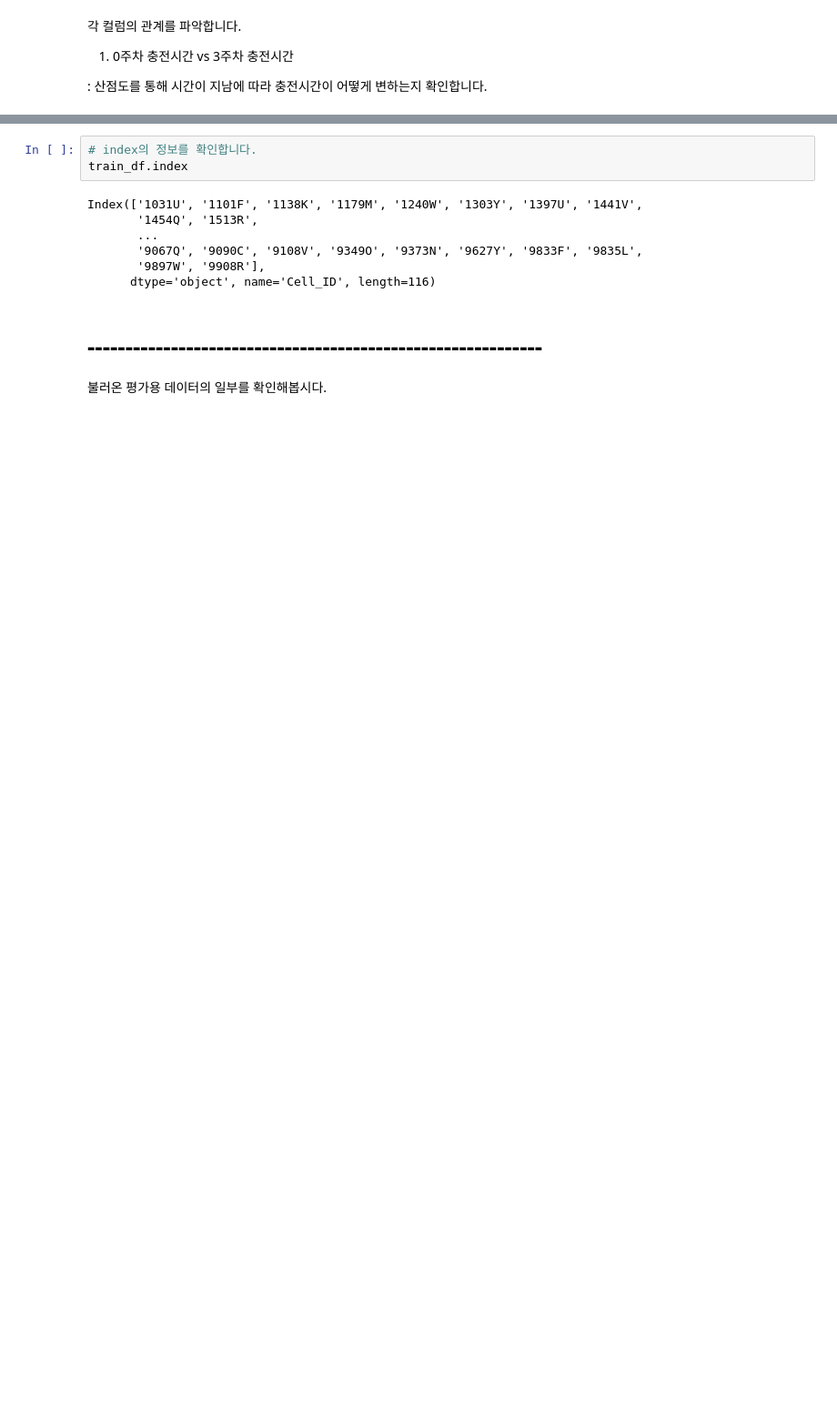
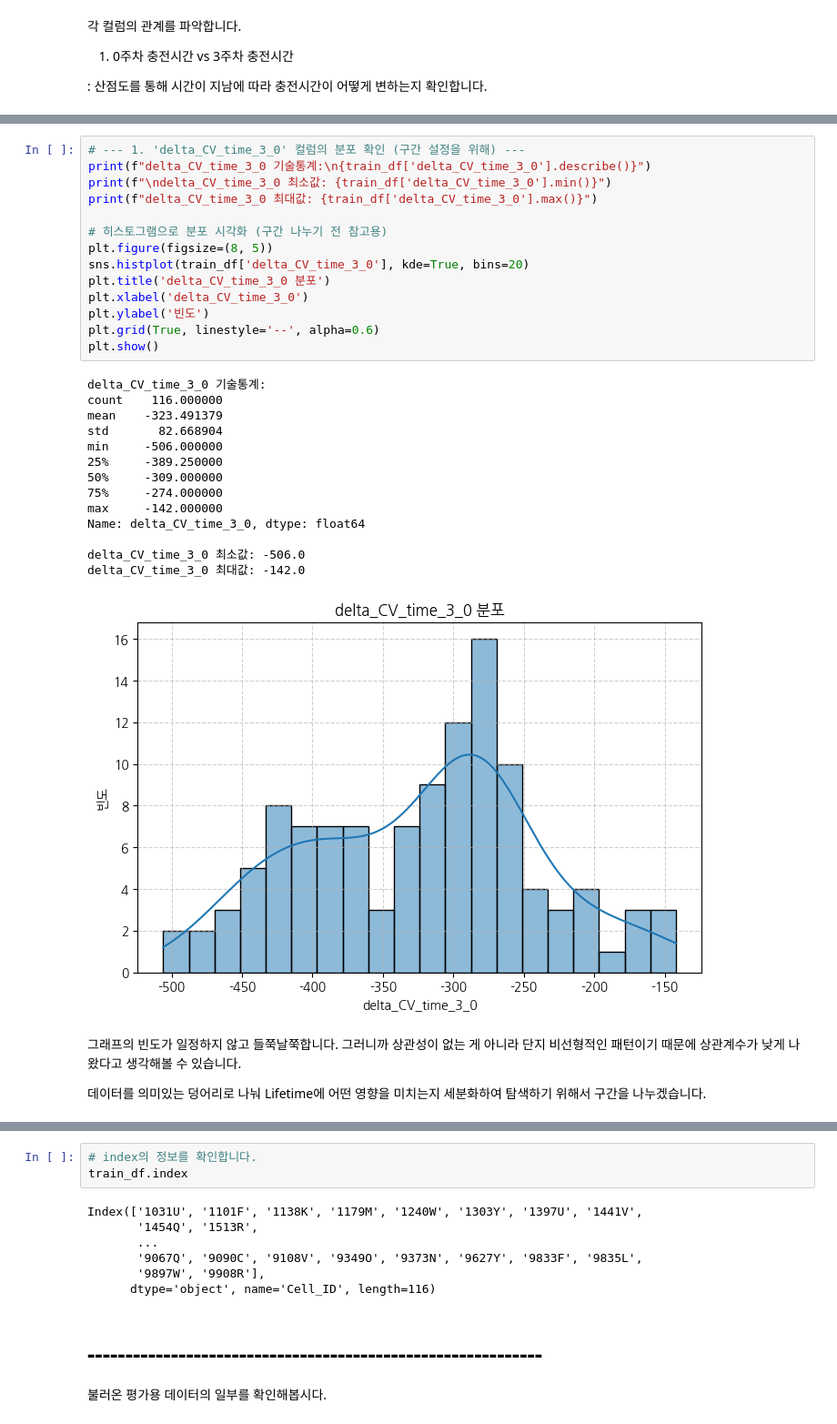
Before and after one commit to Uheech/YearDreamSchool-Competition, a Jupyter notebook: code.ipynb, the cells around one changed output, grey strips where cells are left out. Shown at 91% size. Saved outputs shown, nothing was run; the diff lists cells and outputs as text; blank space fills up the shorter version.

```diff
--- a/code.ipynb
+++ b/code.ipynb
@@ -145,0 +231,34 @@ findfont: Font family 'Malgun Gothic' not found.
+# %%
+# --- 1. 'delta_CV_time_3_0' 컬럼의 분포 확인 (구간 설정을 위해) ---
+print(f"delta_CV_time_3_0 기술통계:\n{train_df['delta_CV_time_3_0'].describe()}")
+print(f"\ndelta_CV_time_3_0 최소값: {train_df['delta_CV_time_3_0'].min()}")
+print(f"delta_CV_time_3_0 최대값: {train_df['delta_CV_time_3_0'].max()}")
+
+# 히스토그램으로 분포 시각화 (구간 나누기 전 참고용)
+plt.figure(figsize=(8, 5))
+sns.histplot(train_df['delta_CV_time_3_0'], kde=True, bins=20)
+plt.title('delta_CV_time_3_0 분포')
+plt.xlabel('delta_CV_time_3_0')
+plt.ylabel('빈도')
+plt.grid(True, linestyle='--', alpha=0.6)
+plt.show()
+# %% [output]
+delta_CV_time_3_0 기술통계:
+count    116.000000
+mean    -323.491379
+std       82.668904
+min     -506.000000
+25%     -389.250000
+50%     -309.000000
+75%     -274.000000
+max     -142.000000
+Name: delta_CV_time_3_0, dtype: float64
+
+delta_CV_time_3_0 최소값: -506.0
+delta_CV_time_3_0 최대값: -142.0
+[figure, added]
+# %% [markdown]
+그래프의 빈도가 일정하지 않고 들쭉날쭉합니다.
+그러니까 상관성이 없는 게 아니라 단지 비선형적인 패턴이기 때문에 상관계수가 낮게 나왔다고 생각해볼 수 있습니다.
+
+데이터를 의미있는 덩어리로 나눠 Lifetime에 어떤 영향을 미치는지 세분화하여 탐색하기 위해서 구간을 나누겠습니다.
```
Also changed, not shown: parts of 28 cells of this notebook.
